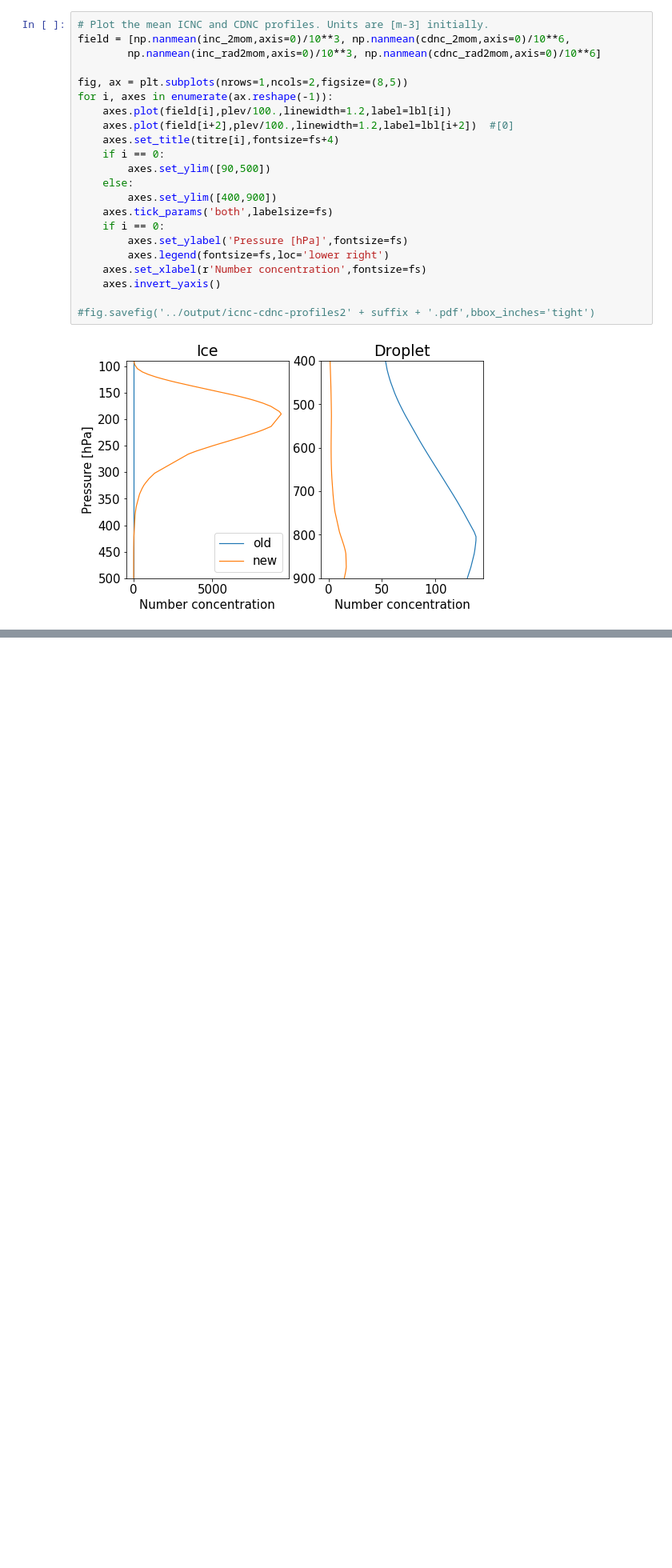
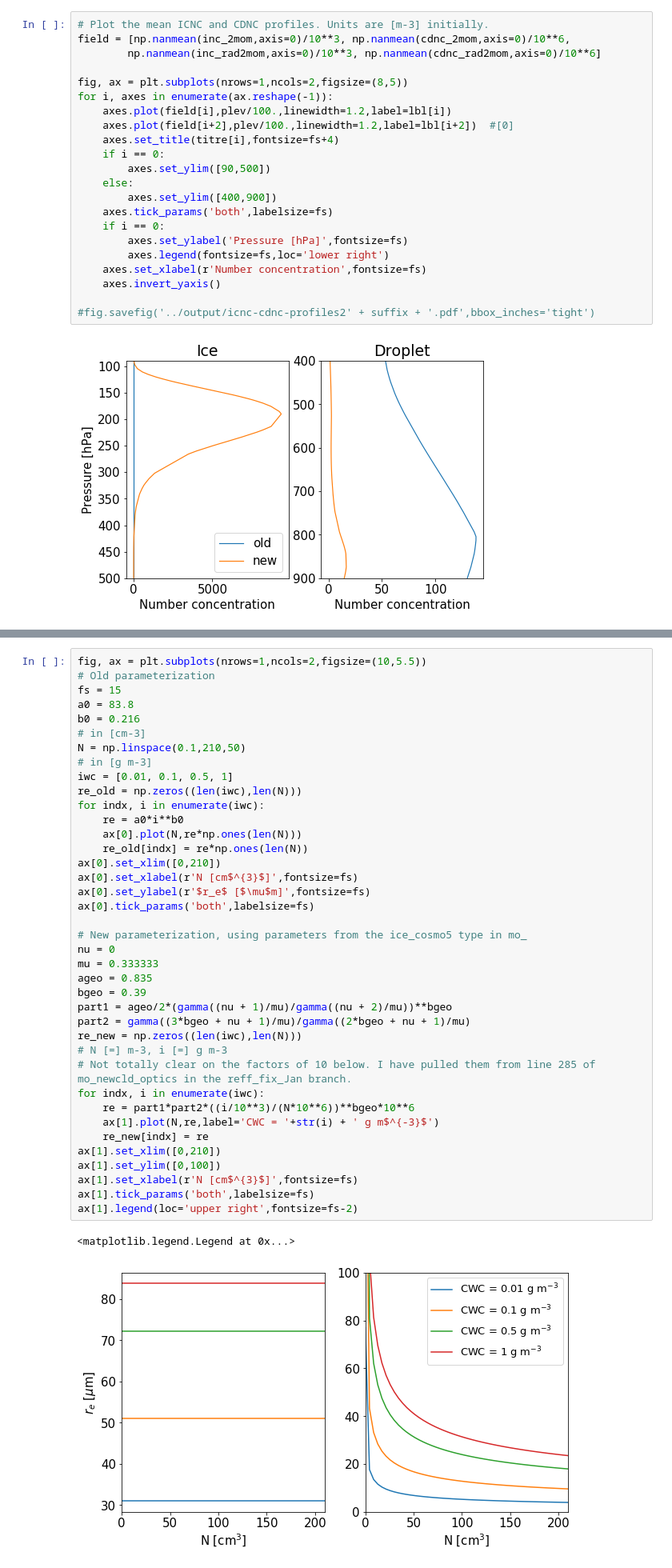
Before and after one commit to sylviasullivan/ice-microp-rad, a Jupyter notebook: rad/reff_fix.ipynb, the cells around one changed output, grey strips where cells are left out. Shown: that part at 80% size. Drawn from its saved outputs; the diff is of its cells as text; blank space fills up the shorter version.

```diff
--- a/rad/reff_fix.ipynb
+++ b/rad/reff_fix.ipynb
@@ -363,0 +370,42 @@ for i, axes in enumerate(ax.reshape(-1)):
+# %%
+fig, ax = plt.subplots(nrows=1,ncols=2,figsize=(10,5.5))
+# Old parameterization
+fs = 15
+a0 = 83.8
+b0 = 0.216
+# in [cm-3]
+N = np.linspace(0.1,210,50)
+# in [g m-3]
+iwc = [0.01, 0.1, 0.5, 1]
+re_old = np.zeros((len(iwc),len(N)))
+for indx, i in enumerate(iwc):
+    re = a0*i**b0
+    ax[0].plot(N,re*np.ones(len(N)))
+    re_old[indx] = re*np.ones(len(N))
+ax[0].set_xlim([0,210])
+ax[0].set_xlabel(r'N [cm$^{3}$]',fontsize=fs)
+ax[0].set_ylabel(r'$r_e$ [$\mu$m]',fontsize=fs)
+ax[0].tick_params('both',labelsize=fs)
+
+# New parameterization, using parameters from the ice_cosmo5 type in mo_
+nu = 0
+mu = 0.333333
+ageo = 0.835
+bgeo = 0.39
+part1 = ageo/2*(gamma((nu + 1)/mu)/gamma((nu + 2)/mu))**bgeo
+part2 = gamma((3*bgeo + nu + 1)/mu)/gamma((2*bgeo + nu + 1)/mu)
+re_new = np.zeros((len(iwc),len(N)))
+# N [=] m-3, i [=] g m-3
+# Not totally clear on the factors of 10 below. I have pulled them from line 285 of mo_newcld_optics in the reff_fix_Jan branch.
+for indx, i in enumerate(iwc):
+    re = part1*part2*((i/10**3)/(N*10**6))**bgeo*10**6
+    ax[1].plot(N,re,label='CWC = '+str(i) + ' g m$^{-3}$')
+    re_new[indx] = re
+ax[1].set_xlim([0,210])
+ax[1].set_ylim([0,100])
+ax[1].set_xlabel(r'N [cm$^{3}$]',fontsize=fs)
+ax[1].tick_params('both',labelsize=fs)
+ax[1].legend(loc='upper right',fontsize=fs-2)
+# %% [output]
+<matplotlib.legend.Legend at 0x...>
+[figure, added]
```
Also changed, not shown: parts of 6 cells of this notebook, 5 other files.
